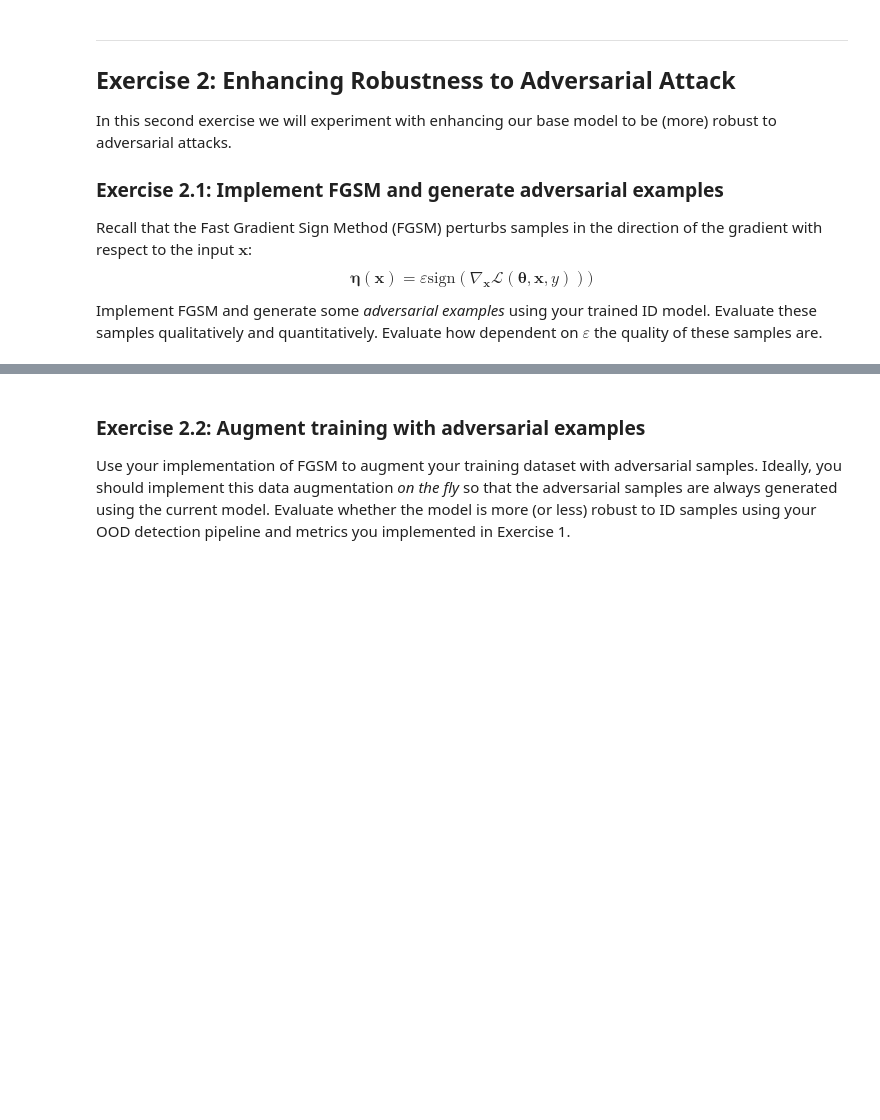
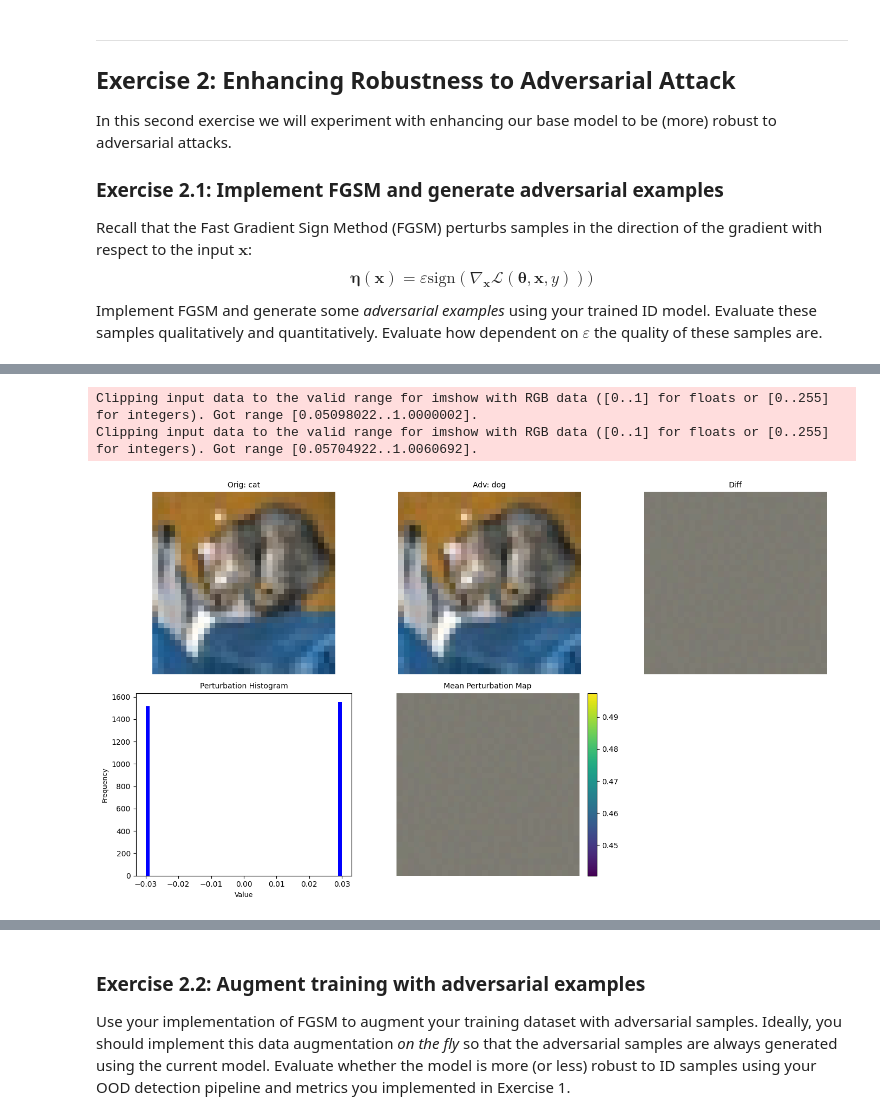
Before and after one commit to emile-kophi/AML_Labs, a Jupyter notebook: Exercise_4/Lab4_Adversarial_learning.ipynb, the cells around one changed output, grey strips where cells are left out. Drawn from its saved outputs; the diff is of its cells as text; code cells hidden in the pictures; blank space fills up the shorter version.

```diff
--- a/Exercise_4/Lab4_Adversarial_learning.ipynb
+++ b/Exercise_4/Lab4_Adversarial_learning.ipynb
@@ -470,0 +468,59 @@ NameError: name 'diff' is not defined
+# %%
+# Seleziona un'immagine dal batch
+idx = 0
+img_orig = images[idx].unsqueeze(0).to(device)
+img_adv = adv_images[idx].unsqueeze(0).to(device)
+
+# Calcolo predizioni
+model.eval()
+with torch.no_grad():
+    pred_orig = model(img_orig).argmax(dim=1).item()
+    pred_adv = model(img_adv).argmax(dim=1).item()
+
+# Sposta i tensori su CPU
+img_orig_cpu = img_orig.cpu()
+img_adv_cpu = img_adv.cpu()
+diff = img_adv_cpu - img_orig_cpu
+
+# Istogramma della perturbazione
+diff_flat = diff.flatten().detach().cpu().numpy()
+
+# Mappa di intensità della perturbazione
+diff_mean = diff.mean(0).detach()
+
+# Visualizzazione compatta con meno spazi
+fig, axes = plt.subplots(2, 3, figsize=(14,8) )
+
+# Row 1: immagini
+axes[0,0].imshow(inv(img_orig_cpu[0]).permute(1,2,0))
+axes[0,0].set_title(f"Orig: {testset.classes[pred_orig]}", fontsize=10)
+axes[0,0].axis('off')
+
+axes[0,1].imshow(inv(img_adv_cpu[0].detach()).permute(1,2,0))
+axes[0,1].set_title(f"Adv: {testset.classes[pred_adv]}", fontsize=10)
+axes[0,1].axis('off')
+
+axes[0,2].imshow(inv(diff[0].detach()).permute(1,2,0))
+axes[0,2].set_title("Diff", fontsize=10)
+axes[0,2].axis('off')
+
+# Row 2: histogram e heatmap
+axes[1,0].hist(diff_flat, bins=50, color='blue')  # colore vivo
+axes[1,0].set_title("Perturbation Histogram", fontsize=10)
+axes[1,0].set_xlabel("Value", fontsize=9)
+axes[1,0].set_ylabel("Frequency", fontsize=9)
+
+im = axes[1,1].imshow(inv(diff_mean).permute(1,2,0))
+axes[1,1].set_title("Mean Perturbation Map", fontsize=10)
+axes[1,1].axis('off')
+fig.colorbar(im, ax=axes[1,1], fraction=0.046, pad=0.04)
+
+# L'ultima subplot rimane vuota
+axes[1,2].axis('off')
+
+plt.tight_layout()
+plt.show()
+# %% [output]
+Clipping input data to the valid range for imshow with RGB data ([0..1] for floats or [0..255] for integers). Got range [0.05098022..1.0000002].
+Clipping input data to the valid range for imshow with RGB data ([0..1] for floats or [0..255] for integers). Got range [0.05704922..1.0060692].
+[figure, added]
```
Also changed, not shown: parts of 15 cells of this notebook.
